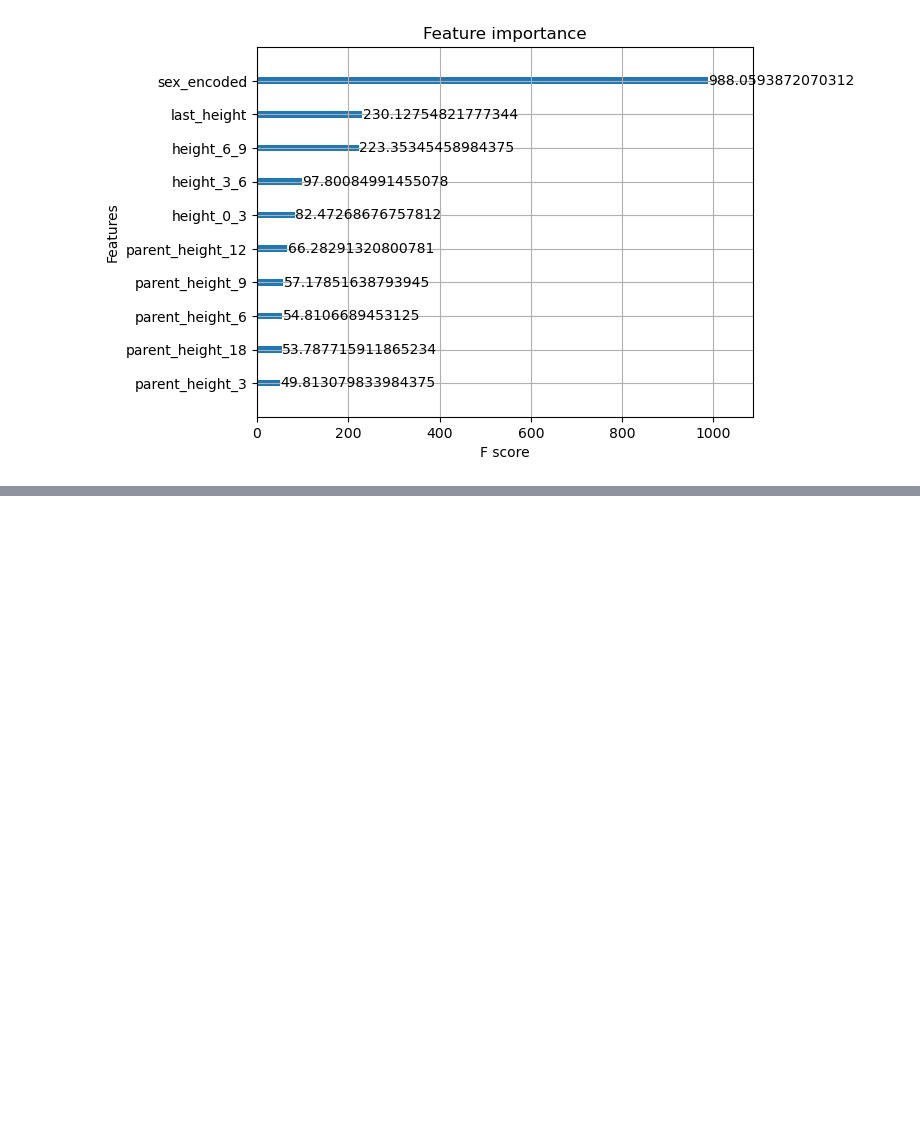
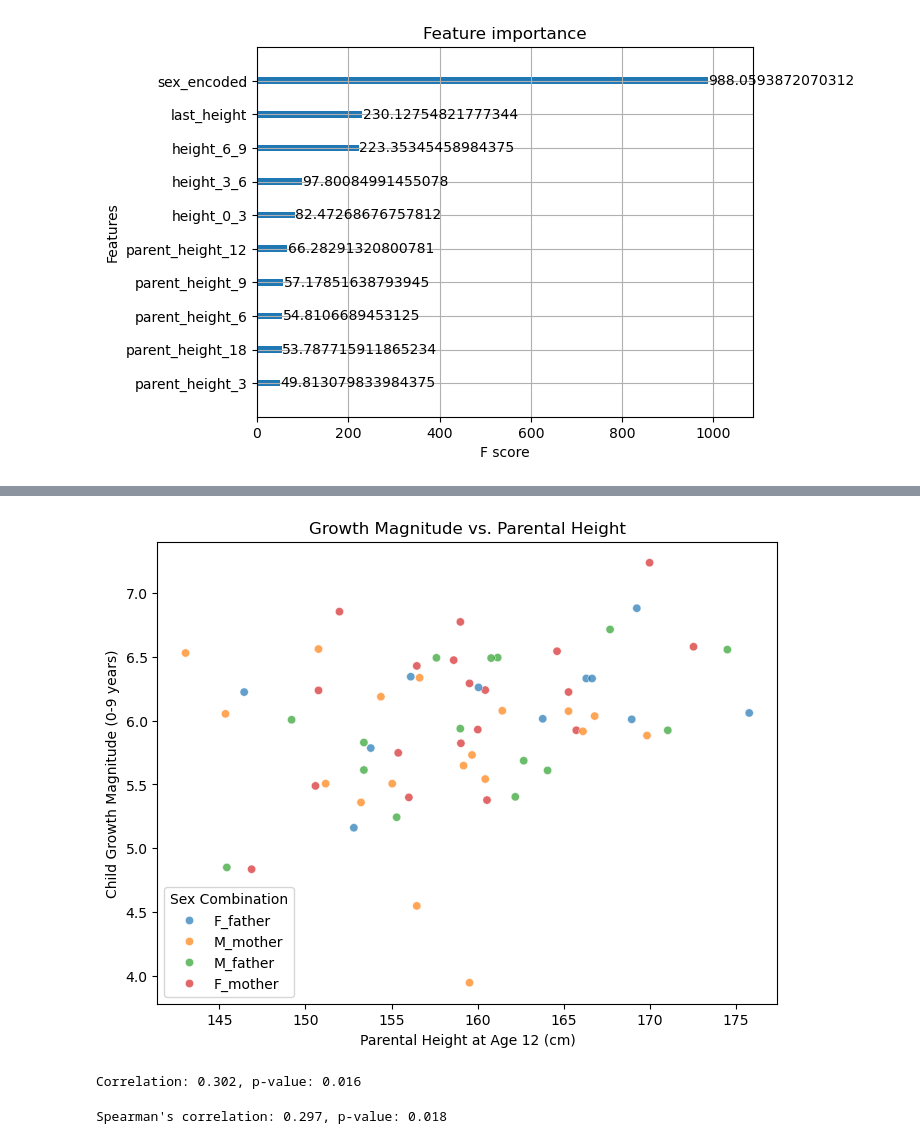
Before and after one commit to aavalose/aliens_height, a Jupyter notebook: final_notebook.ipynb, the cells around one changed output, grey strips where cells are left out. Saved outputs shown, nothing was run; the diff lists cells and outputs as text; code cells hidden in the pictures; blank space fills up the shorter version.

```diff
--- a/final_notebook.ipynb
+++ b/final_notebook.ipynb
@@ -710,0 +868,34 @@ xgb.plot_importance(model, importance_type="gain", max_num_features=10)
+# %%
+plt.figure(figsize=(8, 6))
+sns.scatterplot(
+    data=plotting_growth,
+    x="parent_height_12",
+    y="child_growth_0_9",
+    hue="combined",
+    alpha=0.7,
+)
+plt.xlabel("Parental Height at Age 12 (cm)")
+plt.ylabel("Child Growth Magnitude (0-9 years)")
+plt.title("Growth Magnitude vs. Parental Height")
+plt.legend(title="Sex Combination")
+plt.show()
+# %% [output]
+[figure, added]
+# %%
+from scipy.stats import pearsonr
+
+correlation, p_value = pearsonr(
+    plotting_growth["parent_height_12"], plotting_growth["child_growth_0_9"]
+)
+print(f"Correlation: {correlation:.3f}, p-value: {p_value:.3f}")
+# %% [output]
+Correlation: 0.302, p-value: 0.016
+# %%
+from scipy.stats import spearmanr
+
+rho, p_value = spearmanr(
+    plotting_growth["parent_height_12"], plotting_growth["child_growth_0_9"]
+)
+print(f"Spearman's correlation: {rho:.3f}, p-value: {p_value:.3f}")
+# %% [output]
+Spearman's correlation: 0.297, p-value: 0.018
```
Also changed, not shown: parts of 9 cells of this notebook.
